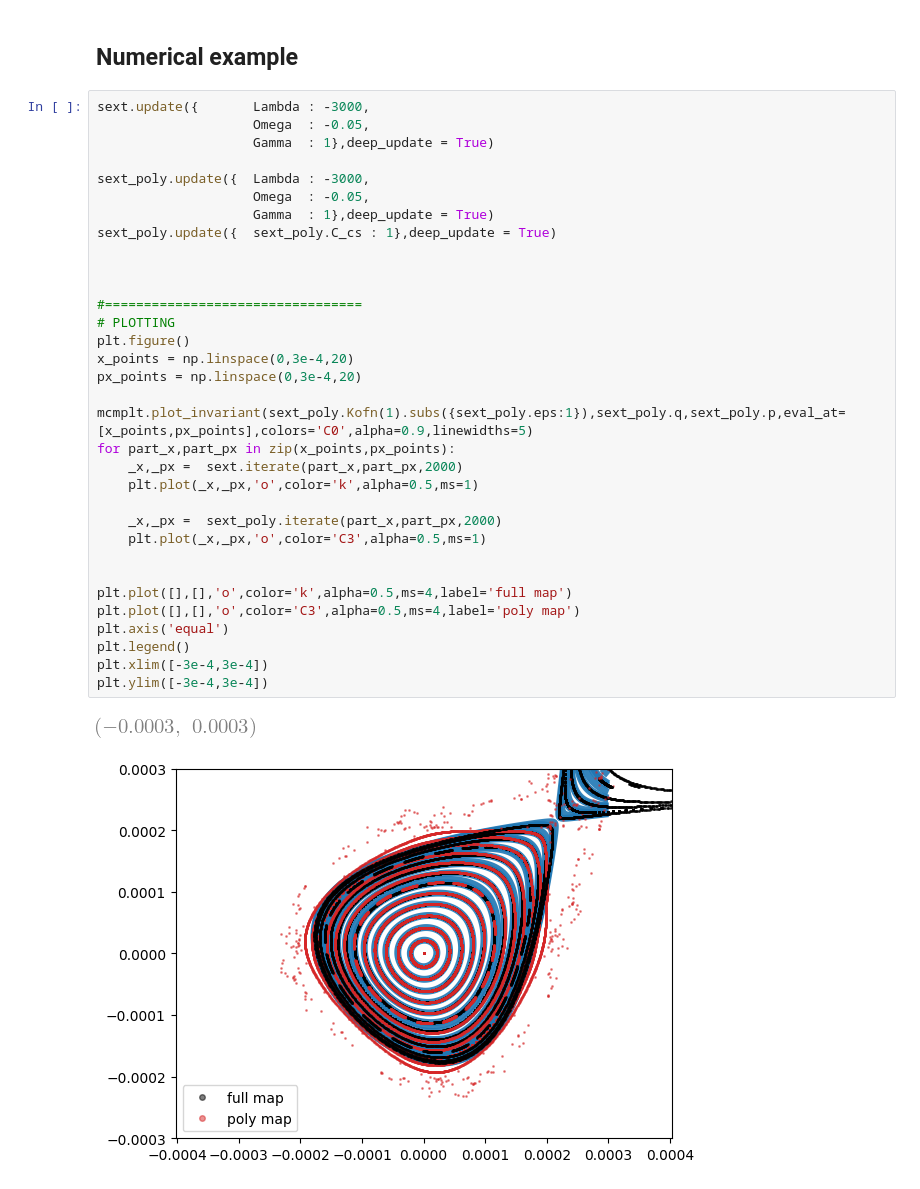
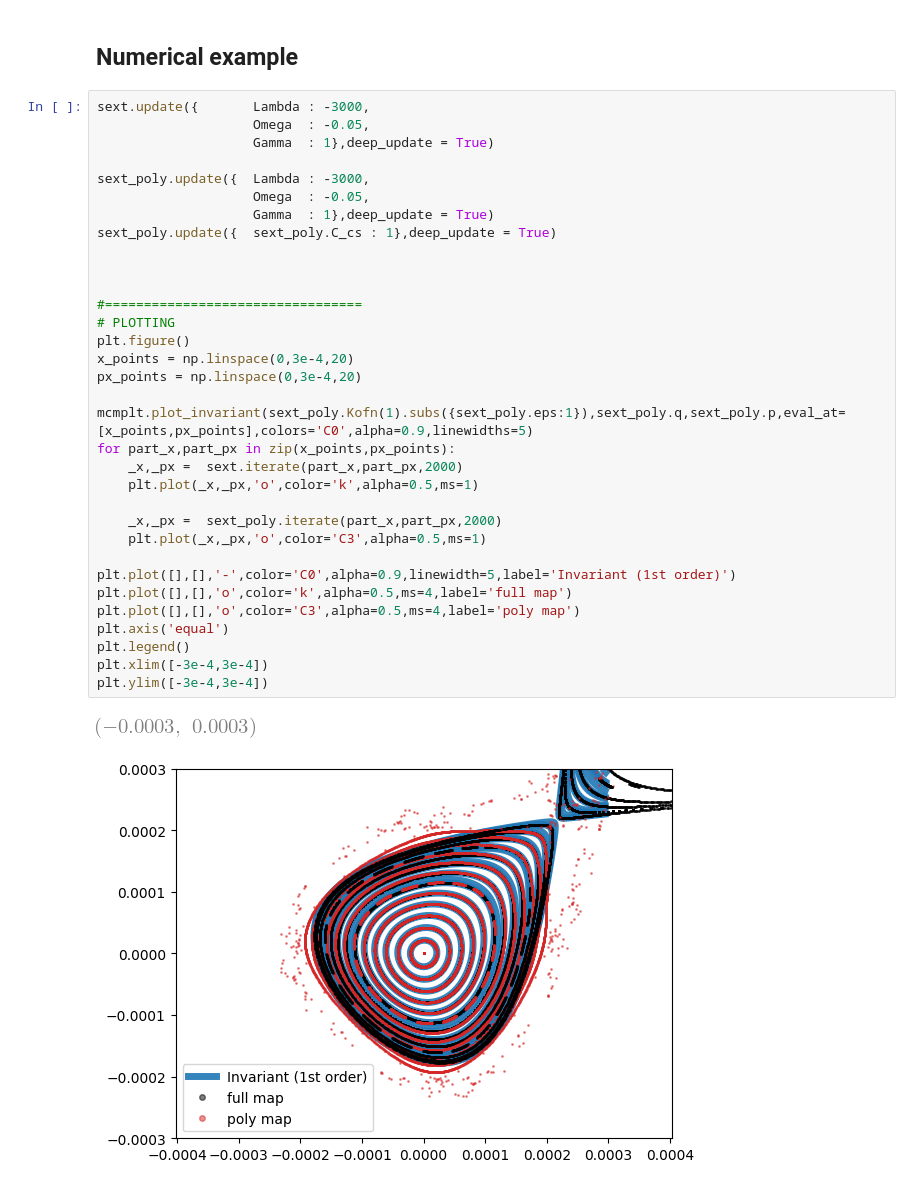
Before and after one commit to pbelange/McMillan, a Jupyter notebook: Machines/2cellmcmillan/000_2cellmcmillan.ipynb, the cells around one changed output. Saved outputs shown, nothing was run; the diff lists cells and outputs as text.

```diff
--- a/Machines/2cellmcmillan/000_2cellmcmillan.ipynb
+++ b/Machines/2cellmcmillan/000_2cellmcmillan.ipynb
@@ -114,32 +114,32 @@ sext.update({       Lambda : -3000,
 
 sext_poly.update({  Lambda : -3000,
                     Omega  : -0.05,
                     Gamma  : 1},deep_update = True)
 sext_poly.update({  sext_poly.C_cs : 1},deep_update = True)
 
 
 
 #=================================
 # PLOTTING
 plt.figure()
 x_points = np.linspace(0,3e-4,20)
 px_points = np.linspace(0,3e-4,20)
 
 mcmplt.plot_invariant(sext_poly.Kofn(1).subs({sext_poly.eps:1}),sext_poly.q,sext_poly.p,eval_at=[x_points,px_points],colors='C0',alpha=0.9,linewidths=5)
 for part_x,part_px in zip(x_points,px_points):
     _x,_px =  sext.iterate(part_x,part_px,2000)
     plt.plot(_x,_px,'o',color='k',alpha=0.5,ms=1)
 
     _x,_px =  sext_poly.iterate(part_x,part_px,2000)
     plt.plot(_x,_px,'o',color='C3',alpha=0.5,ms=1)
 
-
+plt.plot([],[],'-',color='C0',alpha=0.9,linewidth=5,label='Invariant (1st order)')
 plt.plot([],[],'o',color='k',alpha=0.5,ms=4,label='full map')
 plt.plot([],[],'o',color='C3',alpha=0.5,ms=4,label='poly map')
 plt.axis('equal')
 plt.legend()
 plt.xlim([-3e-4,3e-4])
 plt.ylim([-3e-4,3e-4])
 # %% [output]
 [figure]
-[figure, old version]
+[figure, new version]
```
